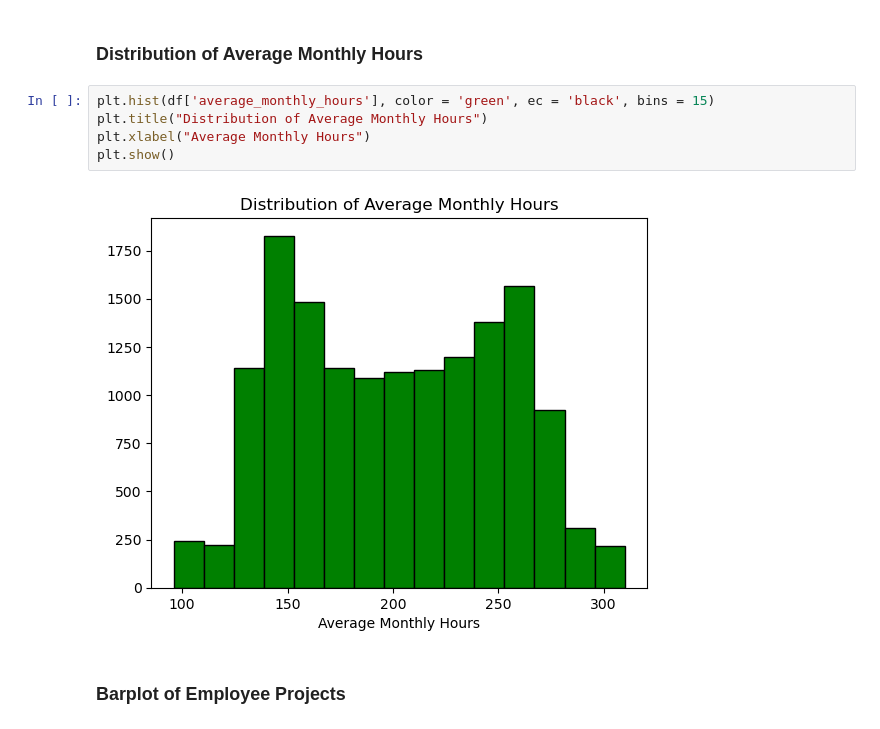
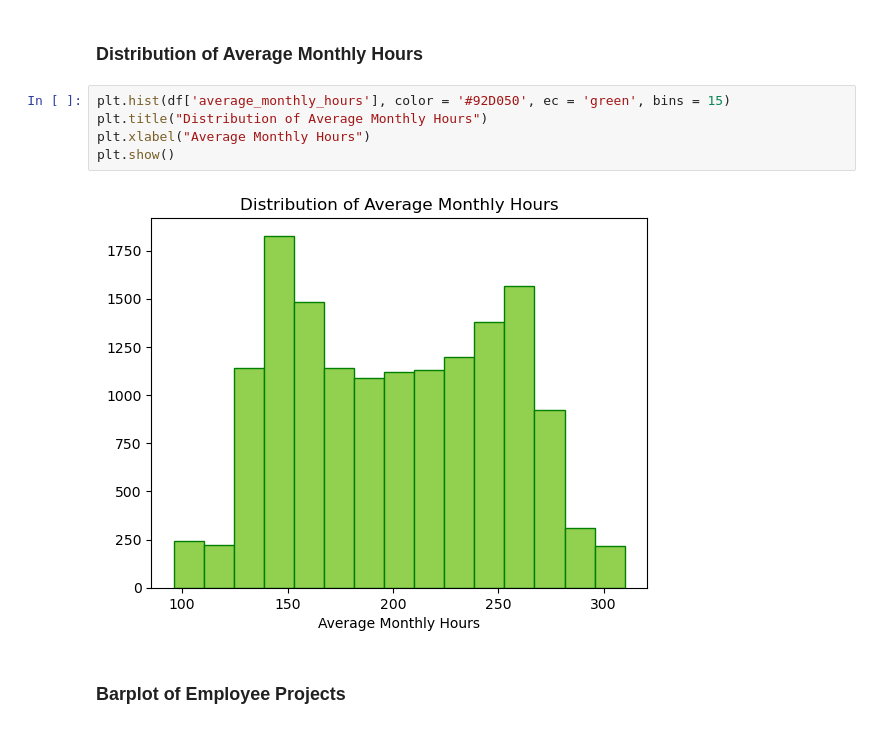
Before and after one commit to adsaw23/Employee-Turnover-Analysis, a Jupyter notebook: Notebooks/Employee_Turnover_EDA.ipynb, the cells around one changed output. Saved outputs shown, nothing was run; the diff lists cells and outputs as text.

```diff
--- a/Notebooks/Employee_Turnover_EDA.ipynb
+++ b/Notebooks/Employee_Turnover_EDA.ipynb
@@ -120,12 +120,12 @@ plt.show()
 # %% [markdown]
 ### Distribution of Average Monthly Hours
 # %%
-plt.hist(df['average_monthly_hours'], color = 'green', ec = 'black', bins = 15)
+plt.hist(df['average_monthly_hours'], color = '#92D050', ec = 'green', bins = 15)
 plt.title("Distribution of Average Monthly Hours")
 plt.xlabel("Average Monthly Hours")
 plt.show()
 # %% [output]
-[figure, old version]
+[figure, new version]
 # %% [markdown]
 ### Barplot of Employee Projects
 # %%
```
Also changed, not shown: parts of 2 cells of this notebook.
